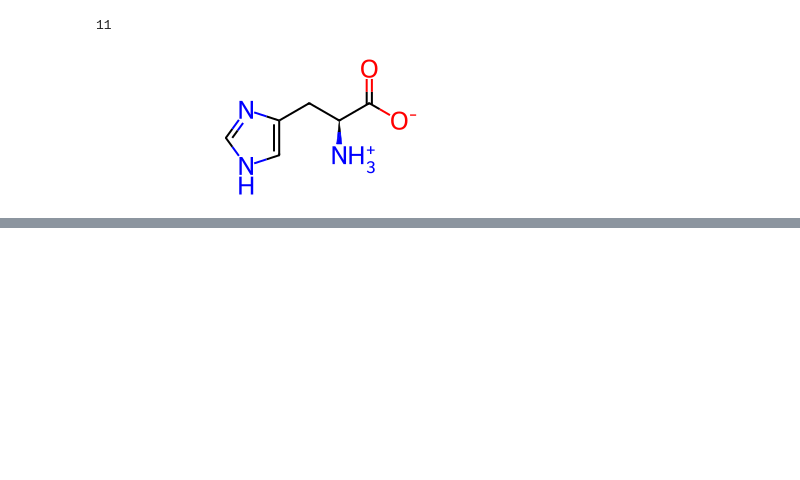
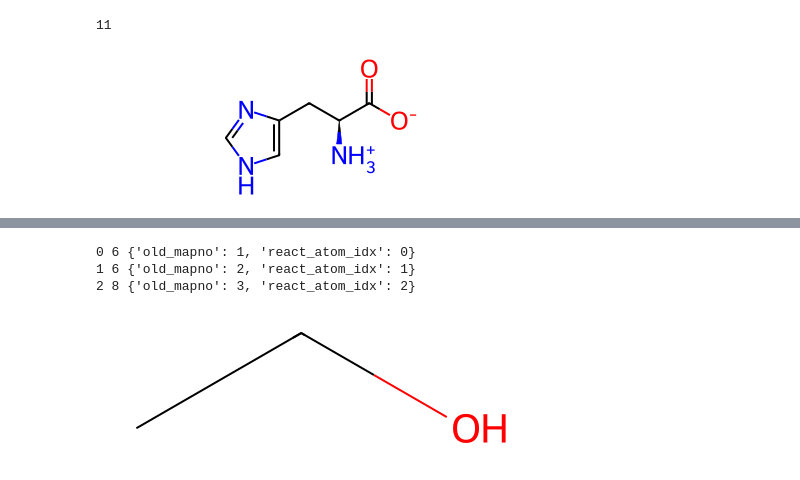
Before and after one commit to stefanpate/enz-rxn-data, a Jupyter notebook: explore_mechanism.ipynb, the cells around one changed output, grey strips where cells are left out. Saved outputs shown, nothing was run; the diff lists cells and outputs as text; code cells hidden in the pictures; blank space fills up the shorter version.

```diff
--- a/explore_mechanism.ipynb
+++ b/explore_mechanism.ipynb
@@ -92,0 +144,23 @@ rw.GetAtomWithIdx(aidx).Set
+# %%
+rcts = ['CC=O']
+rule = "[C:1]-[C:2]=[O:3]>>[C:1]-[C:2]-[O:3]"
+op = rdChemReactions.ReactionFromSmarts(rule)
+rcts_mol = [Chem.MolFromSmiles(r) for r in rcts]
+
+for i, rct in enumerate(rcts_mol):
+    for atom in rct.GetAtoms():
+        atom.SetIntProp("reactant_idx", i)
+
+outputs = op.RunReactants(rcts_mol)
+
+for mol in outputs[0]:
+        for atom in mol.GetAtoms():
+            print(atom.GetIdx(), atom.GetAtomicNum(), atom.GetPropsAsDict())
+# %% [output]
+0 6 {'old_mapno': 1, 'react_atom_idx': 0}
+1 6 {'old_mapno': 2, 'react_atom_idx': 1}
+2 8 {'old_mapno': 3, 'react_atom_idx': 2}
+# %%
+outputs[0][0]
+# %% [output]
+[figure, added]
```
Also changed, not shown: parts of 13 cells of this notebook, 7 other files.
